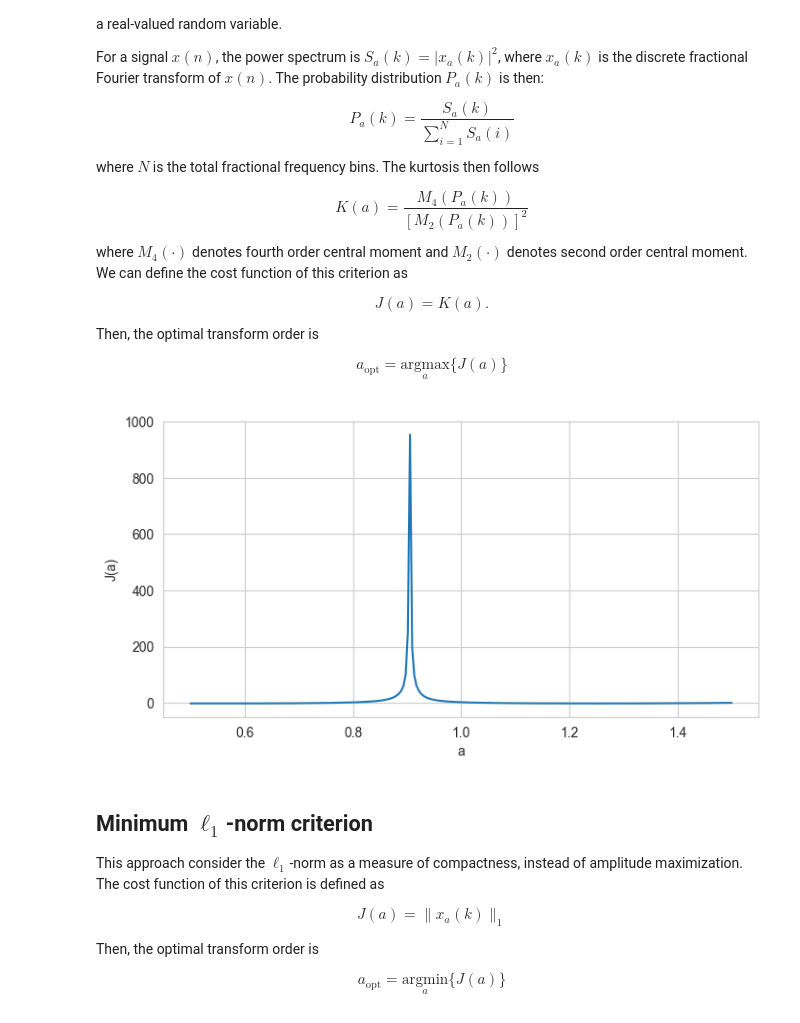
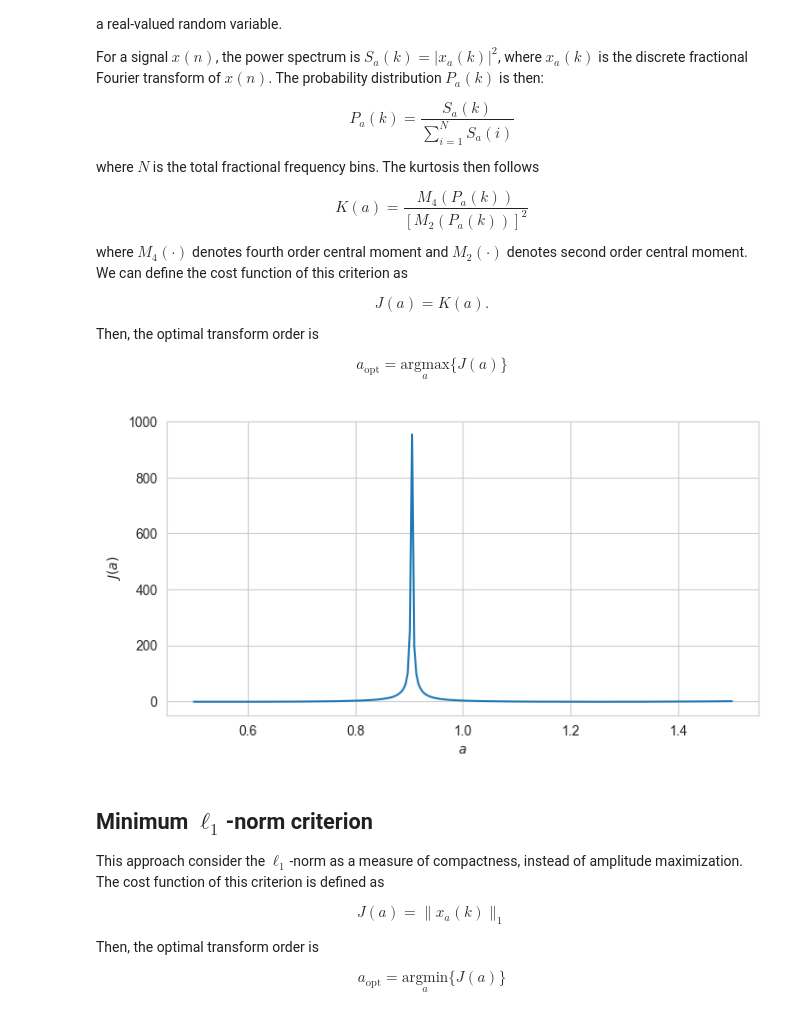
Before and after one commit to AGE90/notes-on-dsp, a Jupyter notebook: notebooks/frft_analysis/frft-compact-representations.ipynb, the cells around one changed output. Cells and saved outputs as stored; diff of their text form; code cells hidden in the pictures.

```diff
--- a/notebooks/frft_analysis/frft-compact-representations.ipynb
+++ b/notebooks/frft_analysis/frft-compact-representations.ipynb
@@ -308,29 +189,29 @@ $$
 # %%
 def maxSK(x, a):
     # Compute FrFT of signal
     xa = frft(x, a)
     # Power spectrum
     S = np.abs(xa)**2
     # Normalize to get probability distribution
-    P = S/np.sum(S)
+    P = S / np.sum(S)
+    # Add small noise if nearly constant to avoid precision loss
+    if np.std(P) < 1e-8:
+        P = P + np.random.normal(0, 1e-12, size=P.shape)
     # Compute kurtosis
     J = kurtosis(P)
     return J
+
+# Compute cost function for a range of a values
+a_vals = np.linspace(0.5, 1.5, 250)
+J = np.array([maxSK(x, a) for a in a_vals])
+
+fig, ax = plt.subplots(figsize = (8, 4))
+ax.plot(a_vals, J)
+ax.set_xlabel(r'$a$')
+ax.set_ylabel(r'$J(a)$')
+plt.show()
+# %% [output]
+[figure, added]
-# %%
-a = np.linspace(0.5, 1.5, 250)
-na = len(a)
-
-J = np.zeros(na)
-for i in range(na):
-    J[i] = maxSK(x, a[i])
-
-fig, ax = plt.subplots(figsize = (8, 4))
-ax.plot(a, J)
-ax.set_xlabel('a')
-ax.set_ylabel('J(a)')
-plt.show()
-# %% [output]
-[figure, removed]
 # %% [markdown]
 ## Minimum $\ell_1$-norm criterion
 
```
Also changed, not shown: parts of 51 cells of this notebook, 1 other file.
